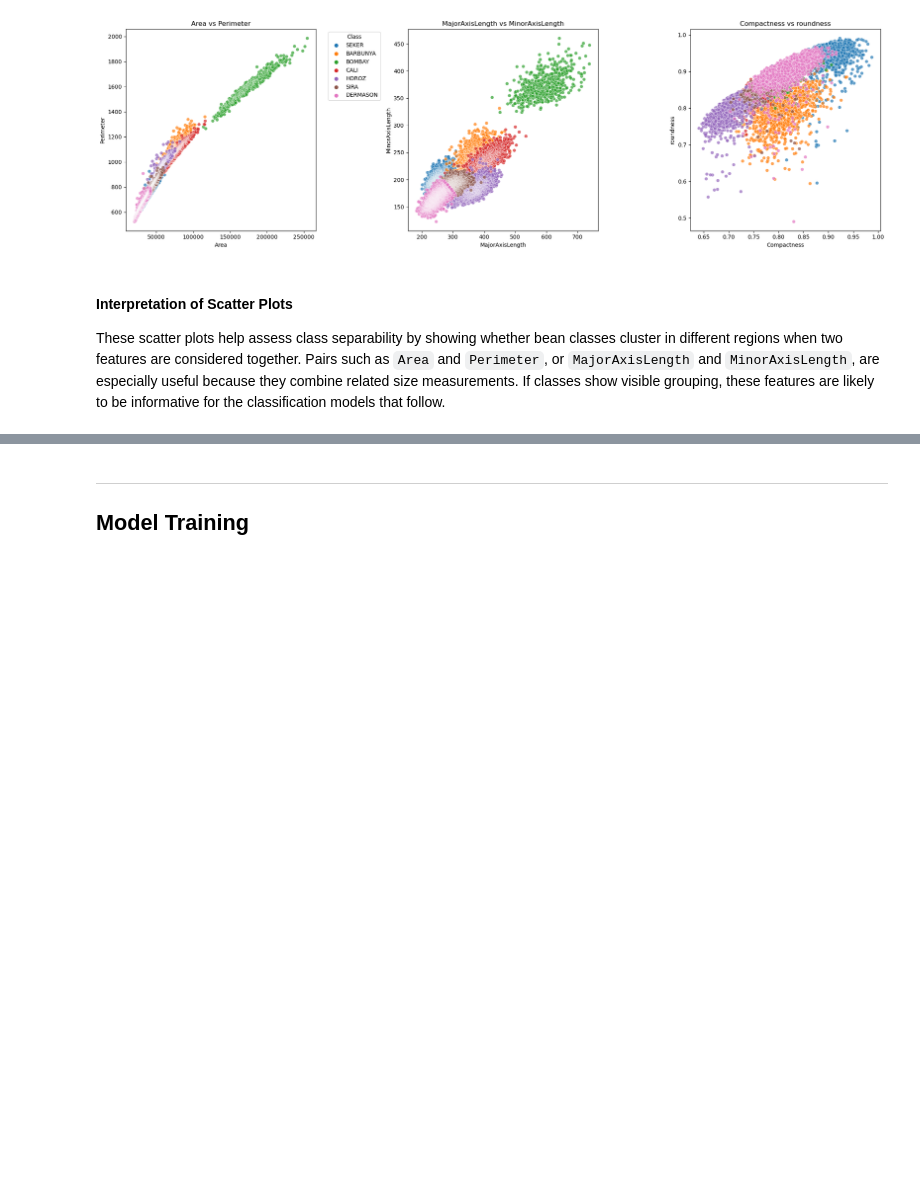
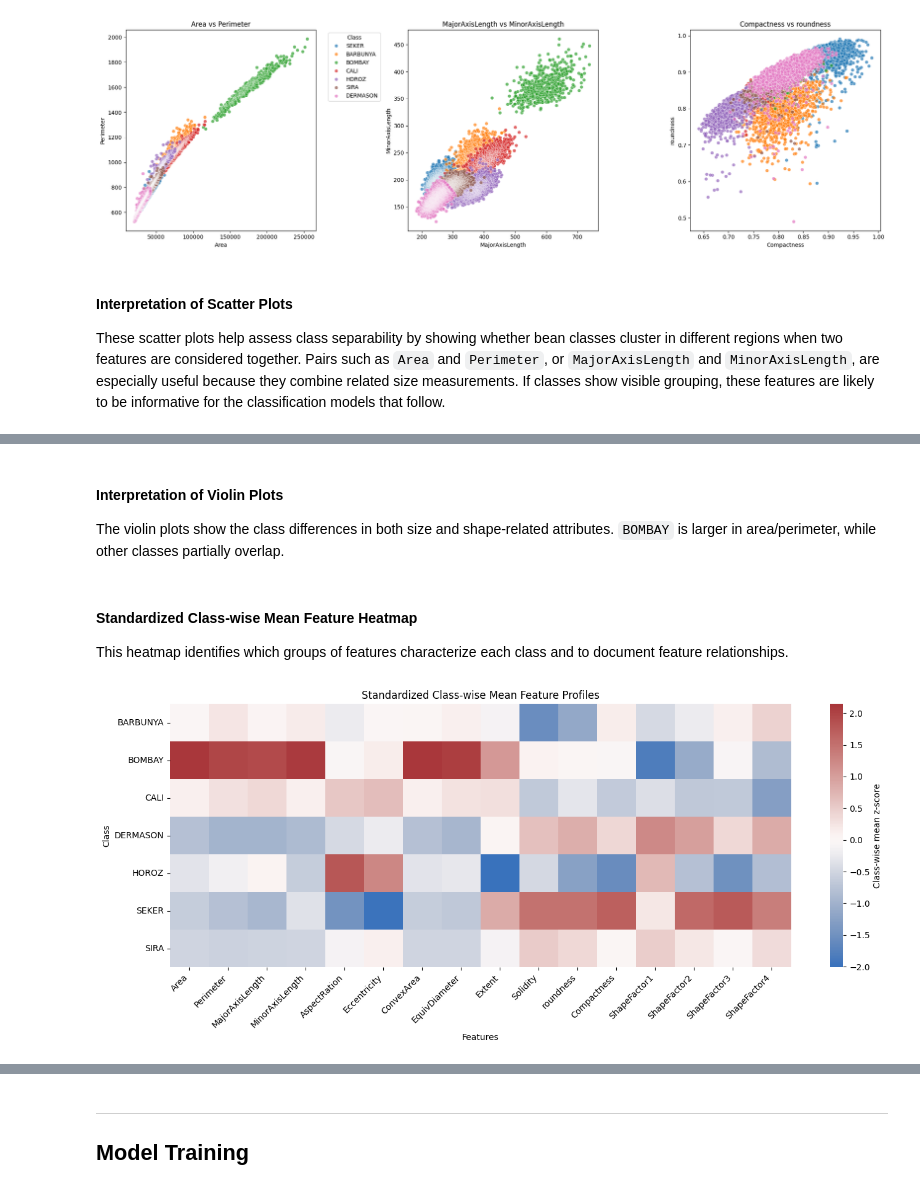
Before and after one commit to saxzeee/STINTSY-MCO, a Jupyter notebook: STINTSY-MCO-Group2.ipynb, the cells around one changed output, grey strips where cells are left out. Drawn from its saved outputs; the diff is of its cells as text; code cells hidden in the pictures; blank space fills up the shorter version.

```diff
--- a/STINTSY-MCO-Group2.ipynb
+++ b/STINTSY-MCO-Group2.ipynb
@@ -546,0 +594,24 @@ These scatter plots help assess class separability by showing whether bean class
+# %% [markdown]
+#### Interpretation of Violin Plots
+
+The violin plots show the class differences in both size and shape-related attributes. `BOMBAY` is larger in area/perimeter, while other classes partially overlap.
+# %% [markdown]
+#### Standardized Class-wise Mean Feature Heatmap
+
+This heatmap identifies which groups of features characterize each class and to document feature relationships.
+# %%
+# Class-wise standardized feature profile heatmap
+numeric_cols = df.select_dtypes(include=["number"]).columns.tolist()
+class_feature_means = df.groupby("Class")[numeric_cols].mean()
+class_feature_z = (class_feature_means - class_feature_means.mean()) / class_feature_means.std()
+
+plt.figure(figsize=(14, 6))
+sns.heatmap(class_feature_z, cmap="vlag", center=0, cbar_kws={"label": "Class-wise mean z-score"})
+plt.title("Standardized Class-wise Mean Feature Profiles")
+plt.xlabel("Features")
+plt.ylabel("Class")
+plt.xticks(rotation=45, ha="right")
+plt.tight_layout()
+plt.show()
+# %% [output]
+[figure, added]
```
Also changed, not shown: parts of 54 cells of this notebook.
